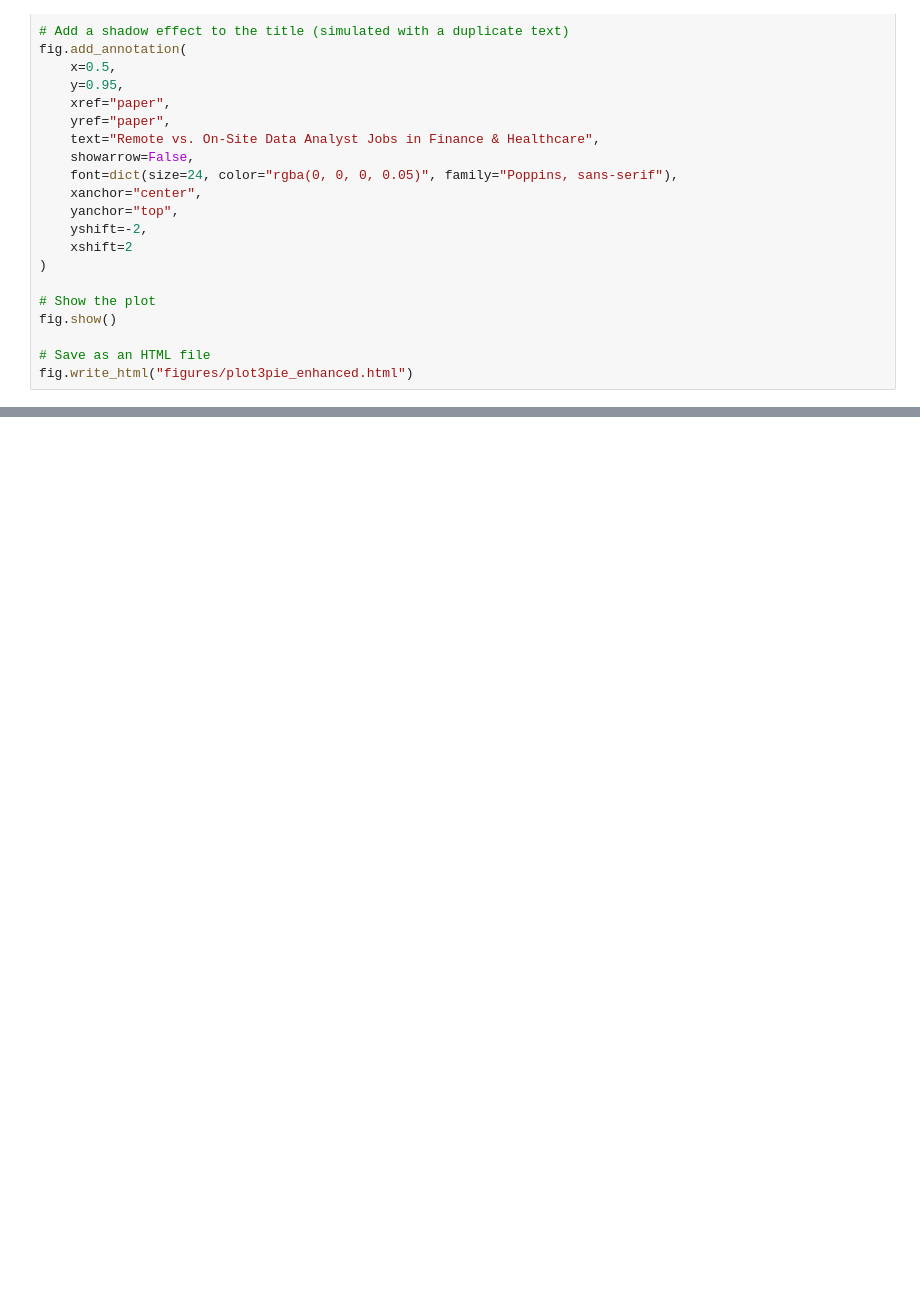
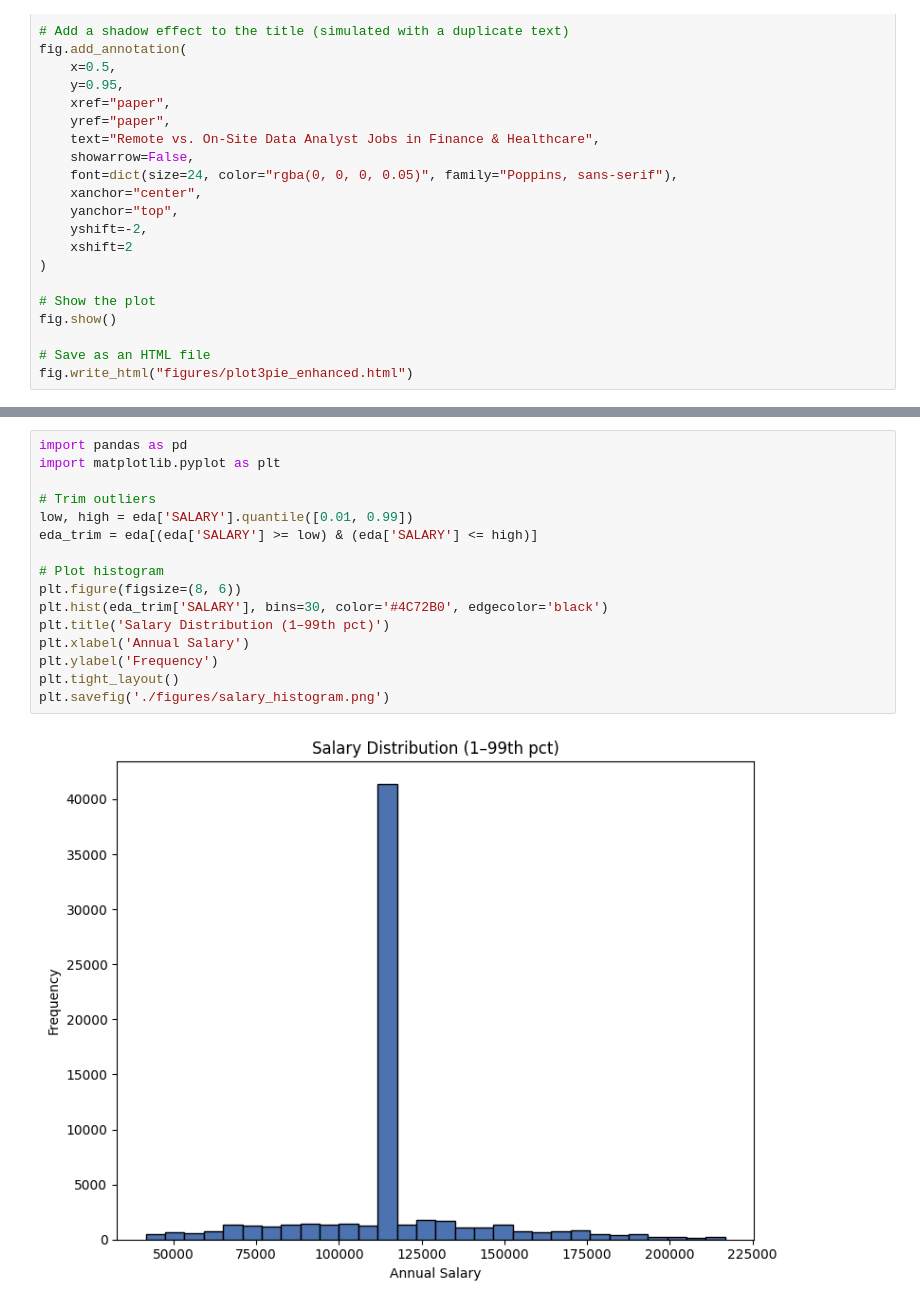
Before and after one commit to pranjul11garg/US.-Data-Science-Analytics-Job-Market-Trends, a Jupyter notebook: eda.ipynb, the cells around one changed output, grey strips where cells are left out. Cells and saved outputs as stored; diff of their text form; blank space fills up the shorter version.

```diff
--- a/eda.ipynb
+++ b/eda.ipynb
@@ -527,0 +555,18 @@ fig.write_html("figures/plot3pie_enhanced.html")
+# %%
+import pandas as pd
+import matplotlib.pyplot as plt
+
+# Trim outliers
+low, high = eda['SALARY'].quantile([0.01, 0.99])
+eda_trim = eda[(eda['SALARY'] >= low) & (eda['SALARY'] <= high)]
+
+# Plot histogram
+plt.figure(figsize=(8, 6))
+plt.hist(eda_trim['SALARY'], bins=30, color='#4C72B0', edgecolor='black')
+plt.title('Salary Distribution (1–99th pct)')
+plt.xlabel('Annual Salary')
+plt.ylabel('Frequency')
+plt.tight_layout()
+plt.savefig('./figures/salary_histogram.png')
+# %% [output]
+[figure, added]
```
Also changed, not shown: parts of 1 cell of this notebook, 3 other files.
